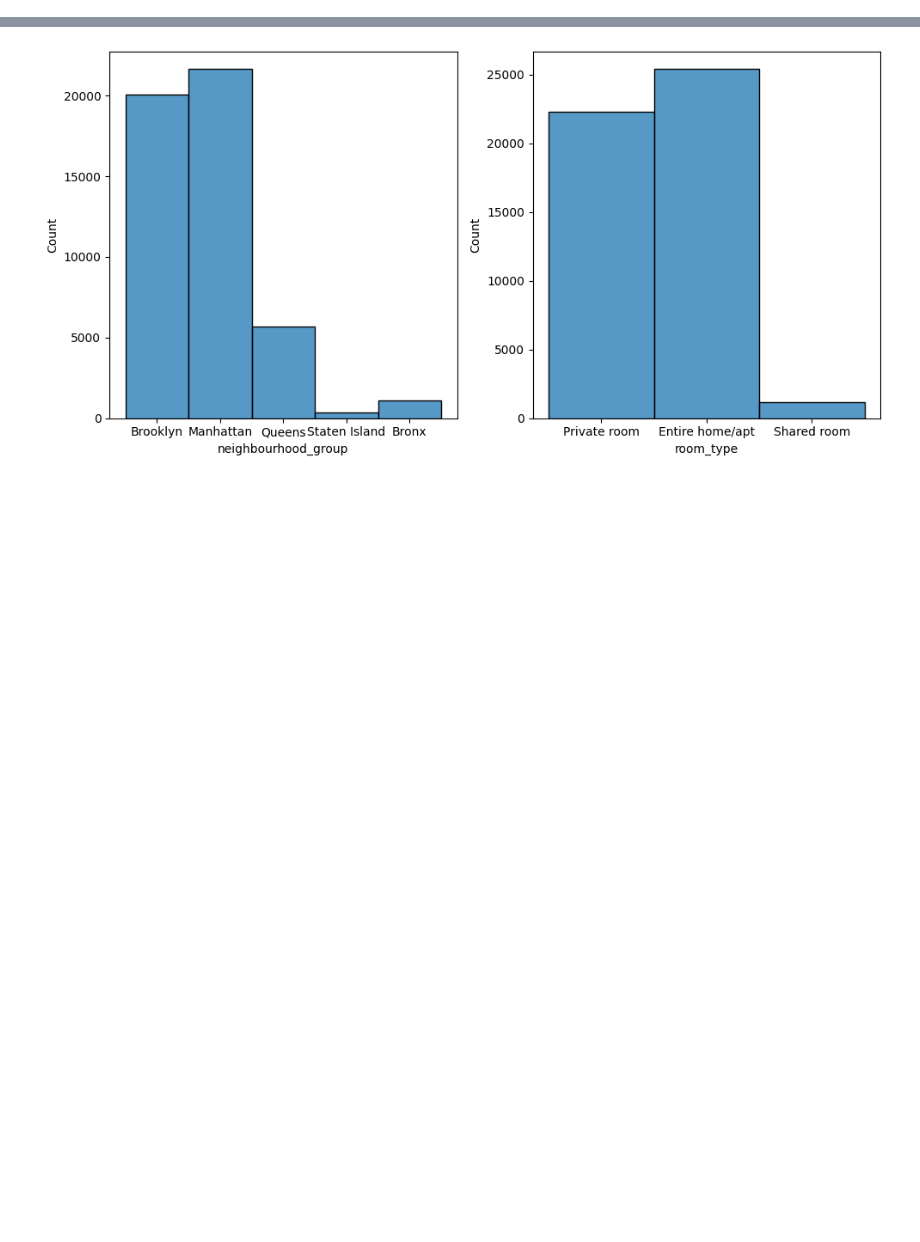
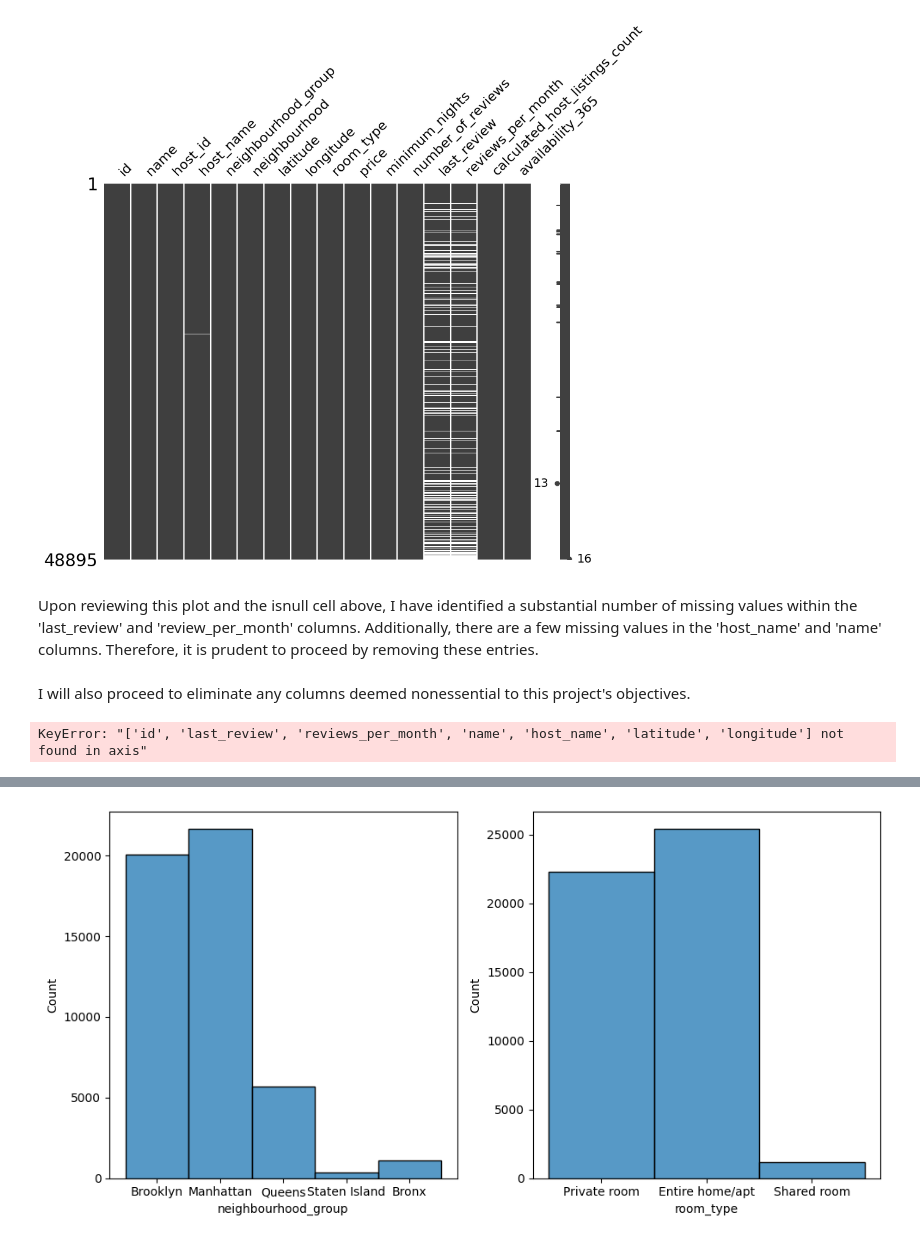
Before and after one commit to Elisag28/EDA_Airbnb_NY, a Jupyter notebook: src/explore.ipynb, the cells around one changed output, grey strips where cells are left out. Cells and saved outputs as stored; diff of their text form; code cells hidden in the pictures; blank space fills up the shorter version.

```diff
--- a/src/explore.ipynb
+++ b/src/explore.ipynb
@@ -42,0 +13,4 @@ memory usage: 3.4+ MB
+# %%
+#Load the data
+Airbnb_df = pd.read_csv('https://raw.githubusercontent.com/4GeeksAcademy/data-preprocessing-project-tutorial/main/AB_NYC_2019.csv')
+Airbnb_df.head(10)
@@ -42,0 +81,13 @@ memory usage: 3.4+ MB
+# %%
+msno.matrix(Airbnb_df, figsize=(10, 8))
+plt.show()
+# %% [output]
+[figure, added]
+# %% [markdown]
+Upon reviewing this plot and the isnull cell above, I have identified a substantial number of missing values within the 'last_review' and 'review_per_month' columns. Additionally, there are a few missing values in the 'host_name' and 'name' columns. Therefore, it is prudent to proceed by removing these entries.
+# %% [markdown]
+I will also proceed to eliminate any columns deemed nonessential to this project's objectives.
+# %%
+Arbnb_df.drop(['id','last_review', 'reviews_per_month', 'name', 'host_name', 'latitude','longitude'], axis=1, inplace= True)
+# %% [output]
+KeyError: "['id', 'last_review', 'reviews_per_month', 'name', 'host_name', 'latitude', 'longitude'] not found in axis"
```
Also changed, not shown: parts of 28 cells of this notebook, 1 other file.
